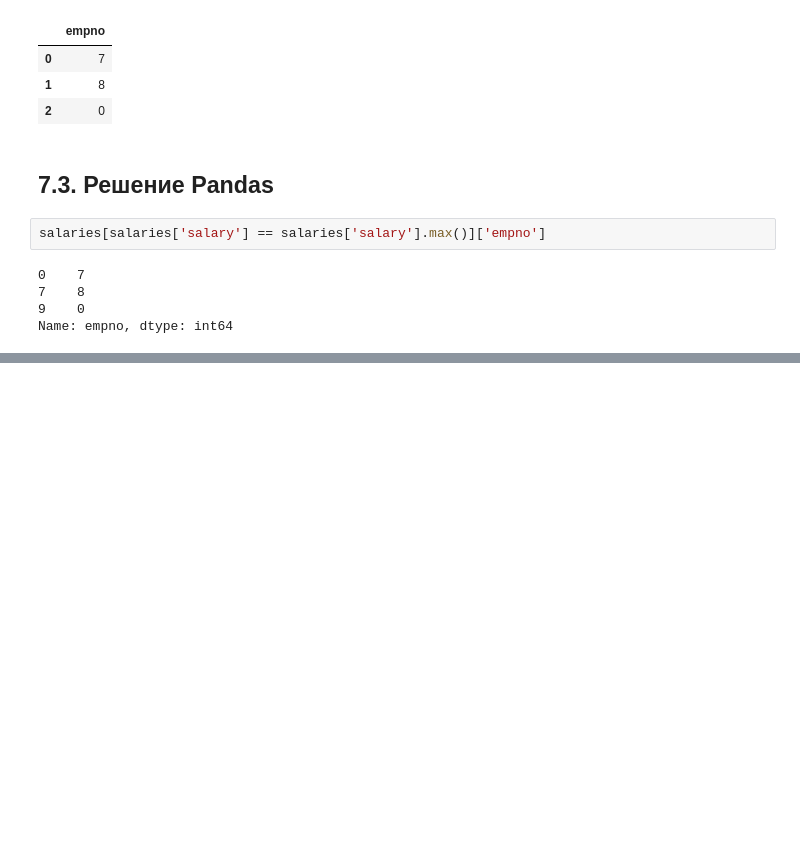
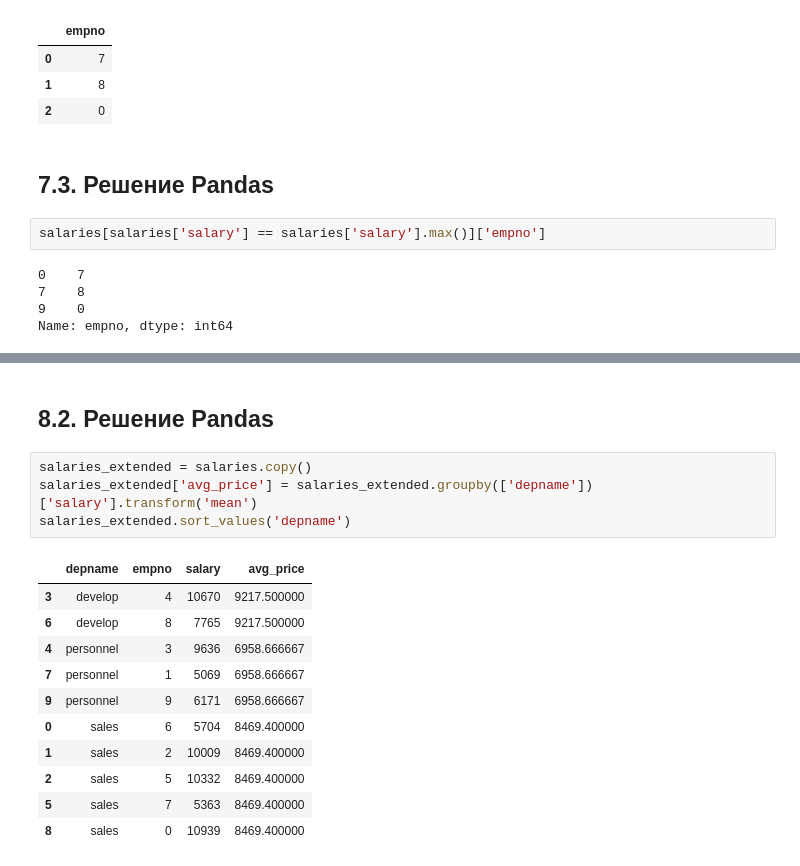
Before and after one commit to bebyakinb/test_assignments-Analyst-, a Jupyter notebook: habr/SQL_Hardest_Interview_Tasks.ipynb, the cells around one changed output, grey strips where cells are left out. Cells and saved outputs as stored; diff of their text form; blank space fills up the shorter version.

```diff
--- a/habr/SQL_Hardest_Interview_Tasks.ipynb
+++ b/habr/SQL_Hardest_Interview_Tasks.ipynb
@@ -733,0 +773,18 @@ Name: empno, dtype: int64
+# %% [markdown]
+## 8.2. Решение Pandas
+# %%
+salaries_extended = salaries.copy()
+salaries_extended['avg_price'] = salaries_extended.groupby(['depname'])['salary'].transform('mean')
+salaries_extended.sort_values('depname')
+# %% [output]
+|  | depname | empno | salary | avg_price |
+| 3 | develop | 4 | 10670 | 9217.500000 |
+| 6 | develop | 8 | 7765 | 9217.500000 |
+| 4 | personnel | 3 | 9636 | 6958.666667 |
+| 7 | personnel | 1 | 5069 | 6958.666667 |
+| 9 | personnel | 9 | 6171 | 6958.666667 |
+| 0 | sales | 6 | 5704 | 8469.400000 |
+| 1 | sales | 2 | 10009 | 8469.400000 |
+| 2 | sales | 5 | 10332 | 8469.400000 |
+| 5 | sales | 7 | 5363 | 8469.400000 |
+| 8 | sales | 0 | 10939 | 8469.400000 |
```
Also changed, not shown: parts of 6 cells of this notebook.
